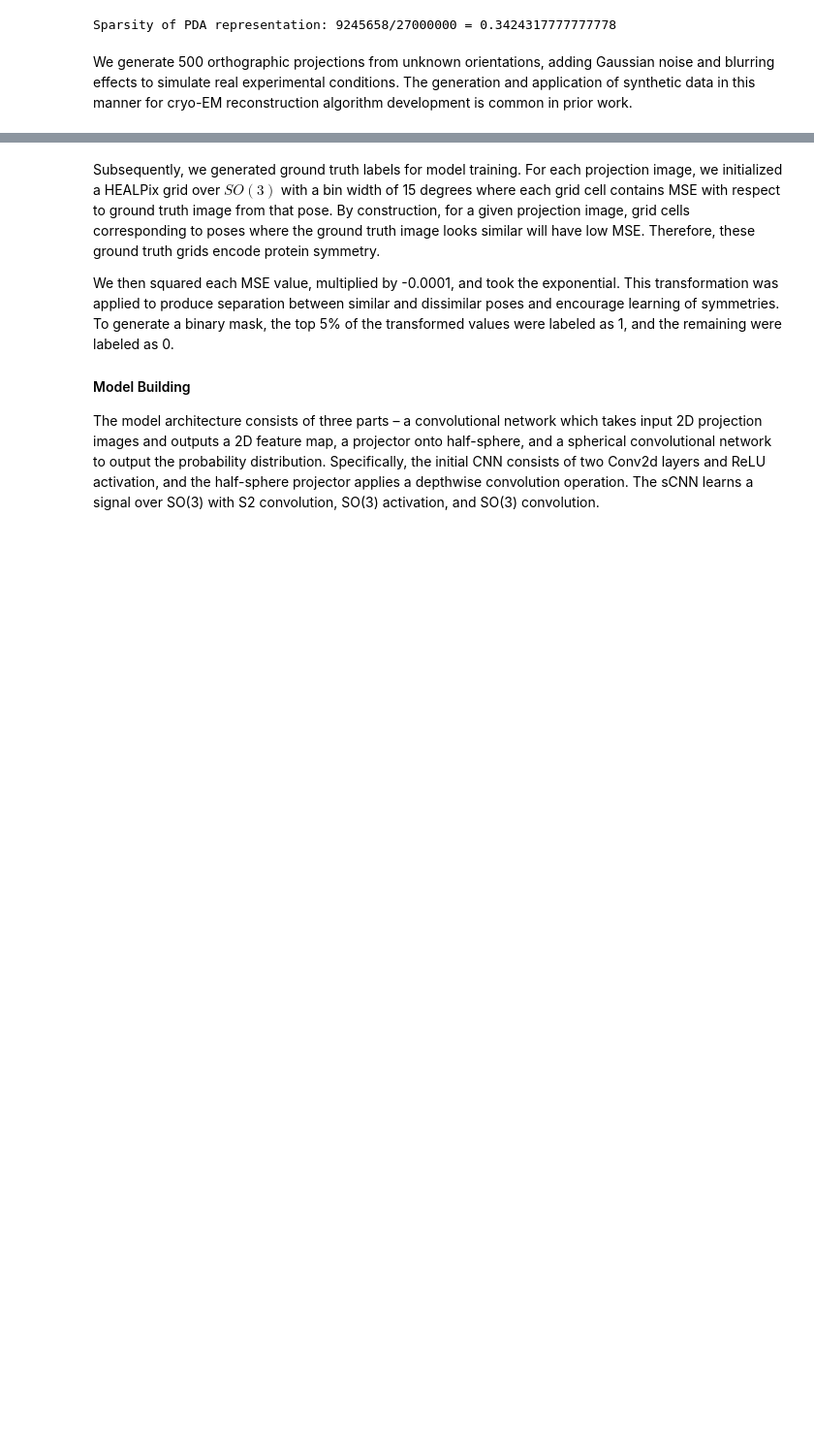
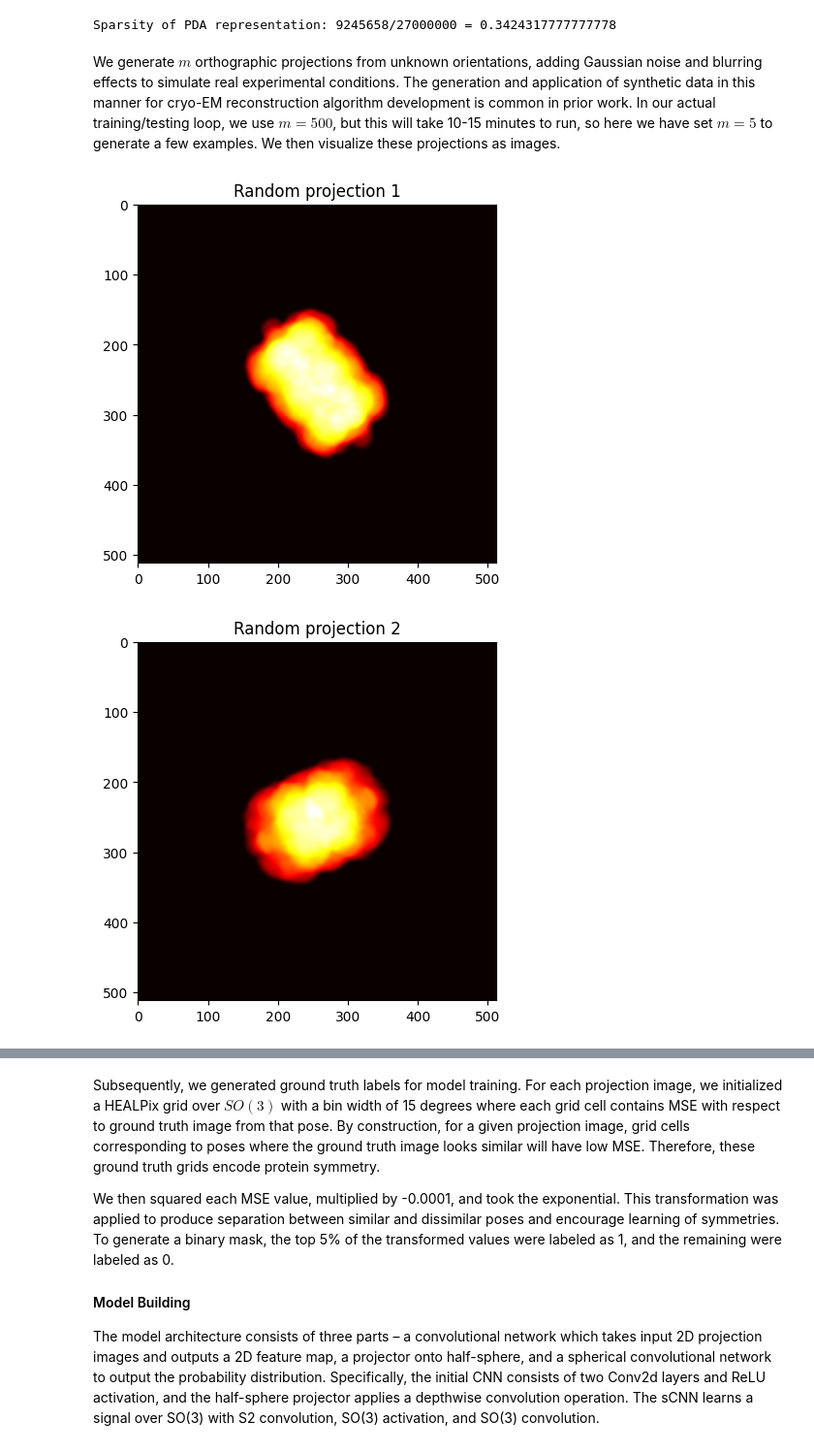
Before and after one commit to divnori/cryo_reconstruction, a Jupyter notebook: src/computational_essay.ipynb, the cells around one changed output, grey strips where cells are left out. Shown: that part at 97% size. Cells and saved outputs as stored; diff of their text form; code cells hidden in the pictures; blank space fills up the shorter version.

Commit message:
projections

```diff
--- a/src/computational_essay.ipynb
+++ b/src/computational_essay.ipynb
@@ -109,7 +109,7 @@ print(f"Sparsity of PDA representation: {pda[0].size}/{edm.size} = {pda[0].size/
 # %% [output]
 Sparsity of PDA representation: 9245658/27000000 = 0.3424317777777778
 # %% [markdown]
-We generate 500 orthographic projections from unknown orientations, adding Gaussian noise and blurring effects to simulate real experimental conditions. The generation and application of synthetic data in this manner for cryo-EM reconstruction algorithm development is common in prior work.
+We generate $m$ orthographic projections from unknown orientations, adding Gaussian noise and blurring effects to simulate real experimental conditions. The generation and application of synthetic data in this manner for cryo-EM reconstruction algorithm development is common in prior work. In our actual training/testing loop, we use $m=500$, but this will take 10-15 minutes to run, so here we have set $m=5$ to generate a few examples. We then visualize these projections as images.
 # %%
 # load the PDA from the saved pickle
 with open('../data/pda.pickle', 'rb') as pda_file:
@@ -117,11 +117,27 @@ with open('../data/pda.pickle', 'rb') as pda_file:
 
 shape = (512, 512)
 projection_dict = {}
-m = 500
+m = 5 # in actual training/testing we use m=500
 
 # generate projections
 projection_dict['6bdf'] = proj.project_pda_to_image(pda, shape=shape, batch_size = m, blur_sigma=(2,2), noise_sigma=0.03)
 
 # save the generated projections
-with open('../data/projections.pickle', 'wb') as proj_file:
+with open('../data/projections-example.pickle', 'wb') as proj_file:
     pickle.dump(projection_dict, proj_file)
+# %%
+import matplotlib.pyplot as plt
+
+# load projections from pickle
+projection_dict = {}
+with open('../data/projections-example.pickle', 'rb') as proj_file:
+    projection_dict = pickle.load(proj_file)
+
+# visualize as images
+for i, im in enumerate(projection_dict['6bdf']):
+    plt.imshow(im, cmap='hot')
+    plt.title(f'Random projection {i+1}')
+    plt.show()
+# %% [output]
+[figure, added]
+[figure, added]
```
Also changed, not shown: parts of 1 cell of this notebook.
